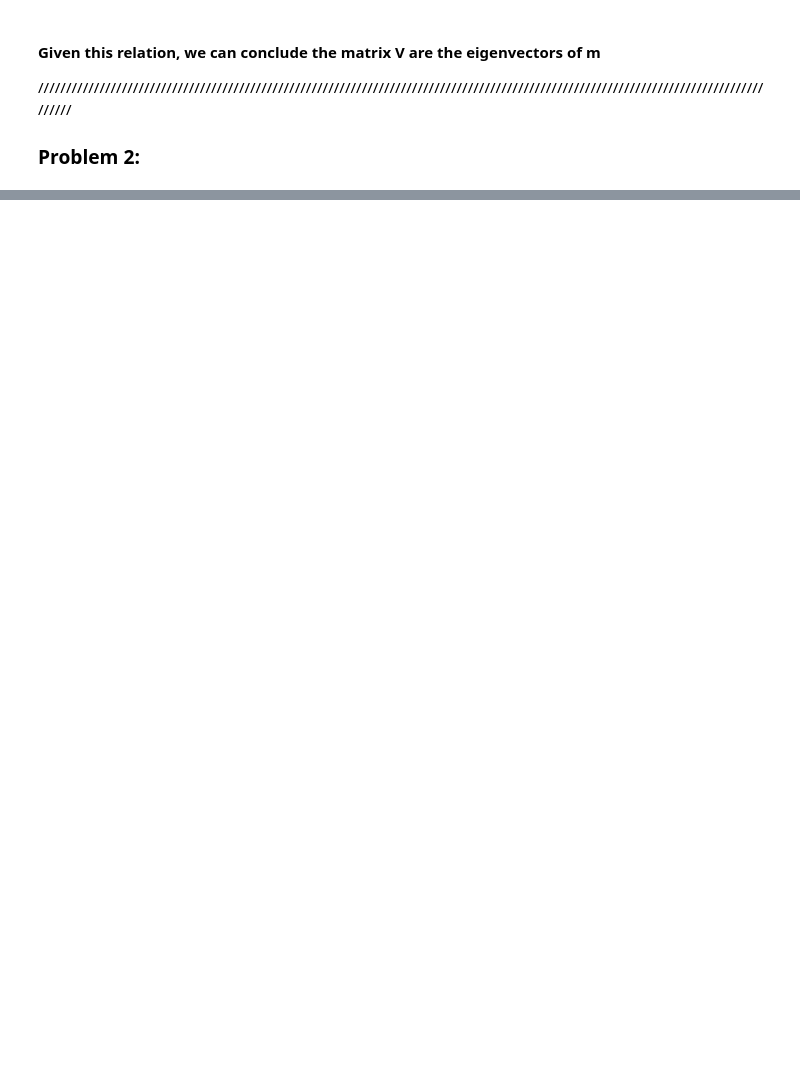
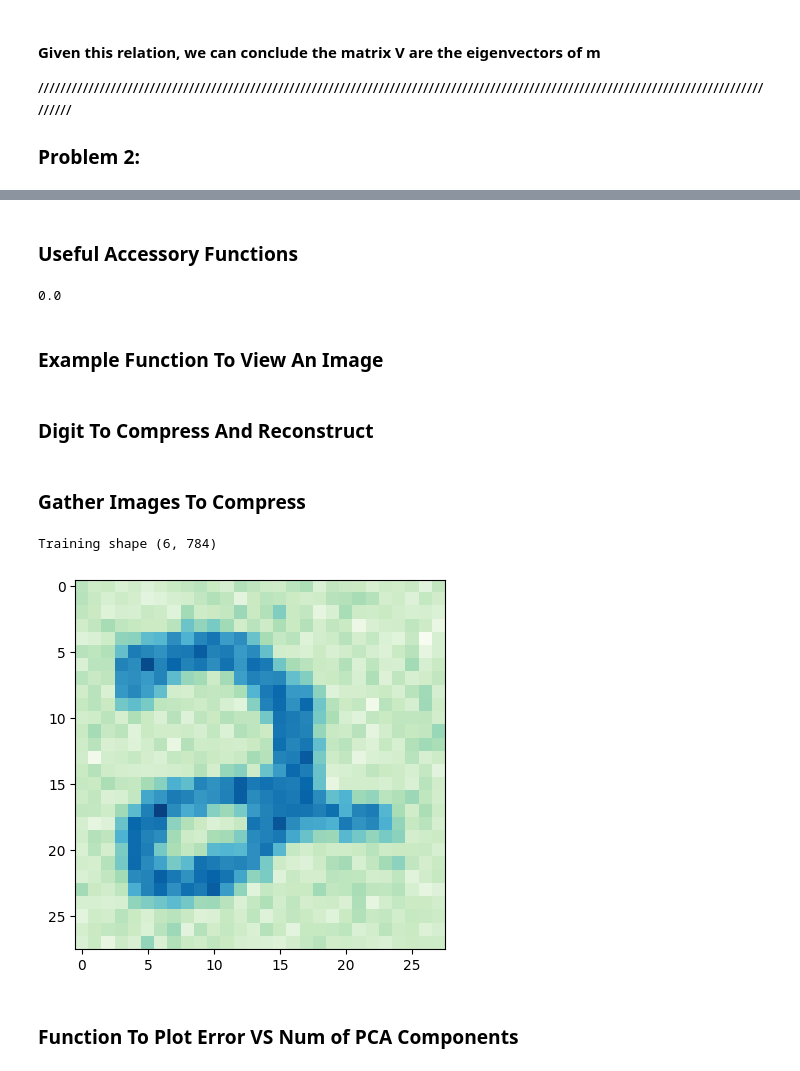
Before and after one commit to codycosta/ENGR201, a Jupyter notebook: linear-algebra-hw7.ipynb, the cells around one changed output, grey strips where cells are left out. Drawn from its saved outputs; the diff is of its cells as text; code cells hidden in the pictures; blank space fills up the shorter version.

```diff
--- a/linear-algebra-hw7.ipynb
+++ b/linear-algebra-hw7.ipynb
@@ -152,0 +184,29 @@ print(res1, '\n\n', res2)
+# %% [markdown]
+### Useful Accessory Functions
+# %%
+def extract_image_vector(index, dataset=emnist_digits):
+    'Return a square matrix from a row in the Pandas DataFrame.'
+    return emnist_digits.values[index,1:]
+
+def add_gaussian_noise(the_vector, std_dev=GAUSSIAN_NOISE):
+    'Add zero mean'
+    noise = np.random.normal(0,std_dev, len(the_vector) )
+    return the_vector + noise
+
+def mean_square_error(modified_vector, original_image_vector):
+    'A distance measure between two image matrices'
+    n = sum(original_image_vector.shape)
+    # print('n', n)
+    if n != sum(modified_vector.shape):
+        print(f'Vector lengths do not match: {n}')
+        return None
+    # Compute mean sum of squares
+    rmse = math.sqrt(np.square(modified_vector - original_image_vector).sum())/n
+    return rmse
+
+# Test - comparing a vector with iteself should equal 0
+mean_square_error(emnist_digits.values[9,1:], emnist_digits.values[9,1:])
+# %% [output]
+0.0
+# %% [markdown]
+### Example Function To View An Image
@@ -152,0 +229,31 @@ print(res1, '\n\n', res2)
+# %% [markdown]
+### Digit To Compress And Reconstruct
+# %%
+DIGIT = 2
+# %% [markdown]
+### Gather Images To Compress
+# %%
+training_images = np.zeros([IMAGE_SET_SIZE, IMAGE_ROWS**2])
+
+row = 0
+
+for j in range(emnist_digits.shape[0]):
+    current_digit = emnist_digits.values[j, 0]
+    if current_digit == DIGIT:
+        training_images[row, :] = add_gaussian_noise(extract_image_vector(j), GAUSSIAN_NOISE * 3)
+
+        row += 1
+
+        if row >= IMAGE_SET_SIZE:
+            break
+
+
+print(f'Training shape {training_images.shape}')
+
+# test showing a raw image with intriduced noise
+img = plt.imshow(training_images[0, :].reshape([IMAGE_ROWS, IMAGE_ROWS]).T, cmap='GnBu')
+# %% [output]
+Training shape (6, 784)
+[figure, added]
+# %% [markdown]
+### Function To Plot Error VS Num of PCA Components
```
Also changed, not shown: parts of 19 cells of this notebook, 1 other file.
